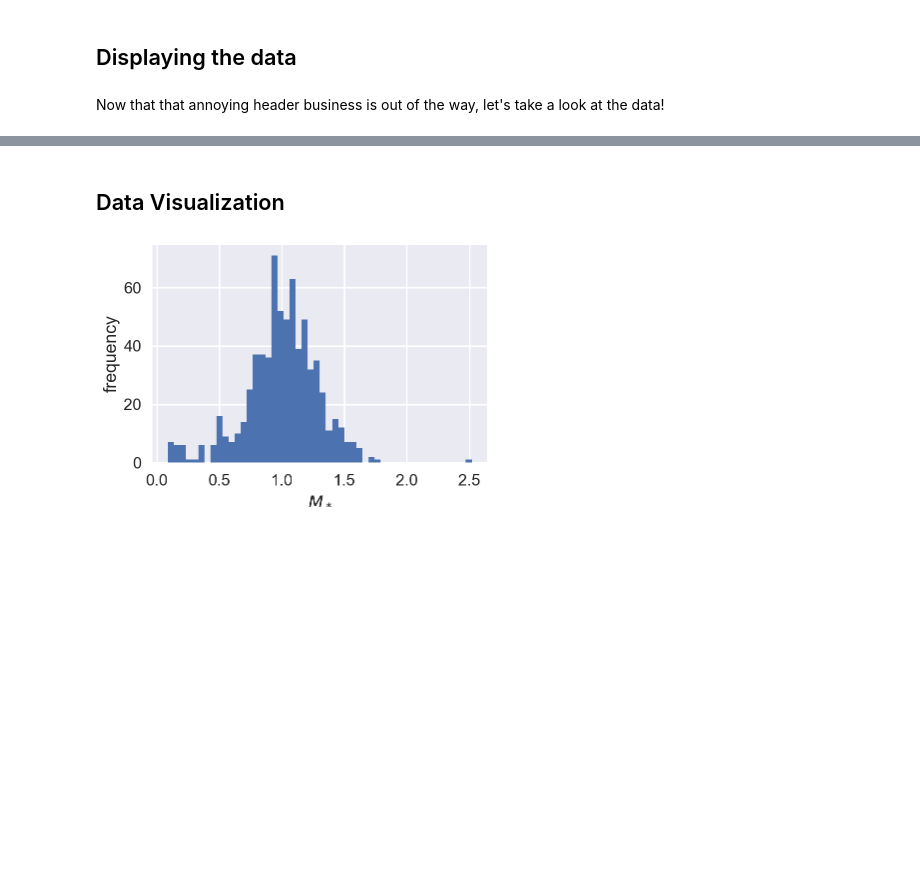
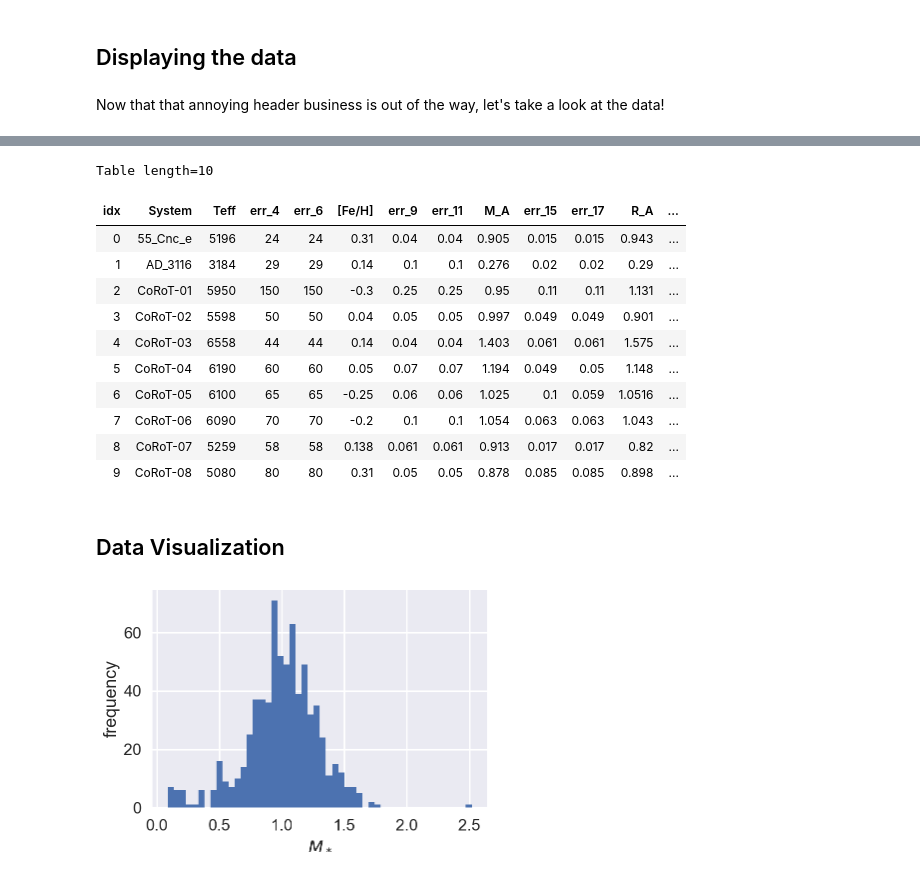
Before and after one commit to icweaver/ESP, a Jupyter notebook: planets.ipynb, the cells around one changed output, grey strips where cells are left out. Cells and saved outputs as stored; diff of their text form; code cells hidden in the pictures; blank space fills up the shorter version.

Commit message:
reduced number of entries shown in table to save some space

```diff
--- a/planets.ipynb
+++ b/planets.ipynb
@@ -58,6 +58,6 @@ Now that that annoying header business is out of the way, let's take a look at t
 # %%
 # read into a table and display
 t = ascii.read('new.csv')
-t.show_in_notebook()
+t[:10].show_in_notebook() # drop the [:10] to view all
 # the <show_in_noteook> attribute supports interactive table search = D
 # %% [output]
@@ -65,3 +64,15 @@ t.show_in_notebook()
+Table length=10
+| idx | System | Teff | err_4 | err_6 | [Fe/H] | err_9 | err_11 | M_A | err_15 | err_17 | R_A | ... |
+| 0 | 55_Cnc_e | 5196 | 24 | 24 | 0.31 | 0.04 | 0.04 | 0.905 | 0.015 | 0.015 | 0.943 | ... |
+| 1 | AD_3116 | 3184 | 29 | 29 | 0.14 | 0.1 | 0.1 | 0.276 | 0.02 | 0.02 | 0.29 | ... |
+| 2 | CoRoT-01 | 5950 | 150 | 150 | -0.3 | 0.25 | 0.25 | 0.95 | 0.11 | 0.11 | 1.131 | ... |
+| 3 | CoRoT-02 | 5598 | 50 | 50 | 0.04 | 0.05 | 0.05 | 0.997 | 0.049 | 0.049 | 0.901 | ... |
+| 4 | CoRoT-03 | 6558 | 44 | 44 | 0.14 | 0.04 | 0.04 | 1.403 | 0.061 | 0.061 | 1.575 | ... |
+| 5 | CoRoT-04 | 6190 | 60 | 60 | 0.05 | 0.07 | 0.07 | 1.194 | 0.049 | 0.05 | 1.148 | ... |
+| 6 | CoRoT-05 | 6100 | 65 | 65 | -0.25 | 0.06 | 0.06 | 1.025 | 0.1 | 0.059 | 1.0516 | ... |
+| 7 | CoRoT-06 | 6090 | 70 | 70 | -0.2 | 0.1 | 0.1 | 1.054 | 0.063 | 0.063 | 1.043 | ... |
+| 8 | CoRoT-07 | 5259 | 58 | 58 | 0.138 | 0.061 | 0.061 | 0.913 | 0.017 | 0.017 | 0.82 | ... |
+| 9 | CoRoT-08 | 5080 | 80 | 80 | 0.31 | 0.05 | 0.05 | 0.878 | 0.085 | 0.085 | 0.898 | ... |
 # %% [markdown]
 ## Data Visualization
 # %%
```
Also changed, not shown: parts of 1 cell of this notebook, 1 other file.
